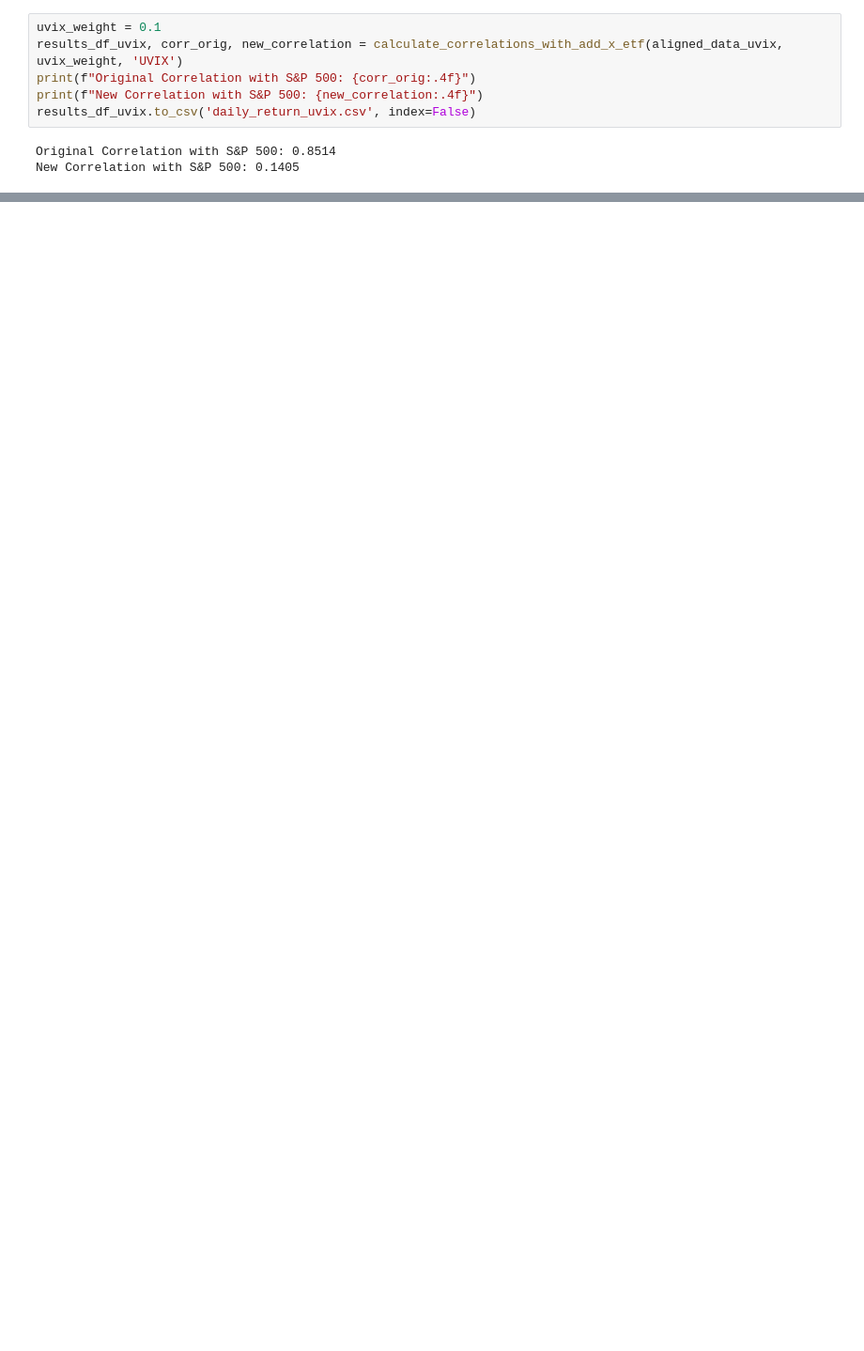
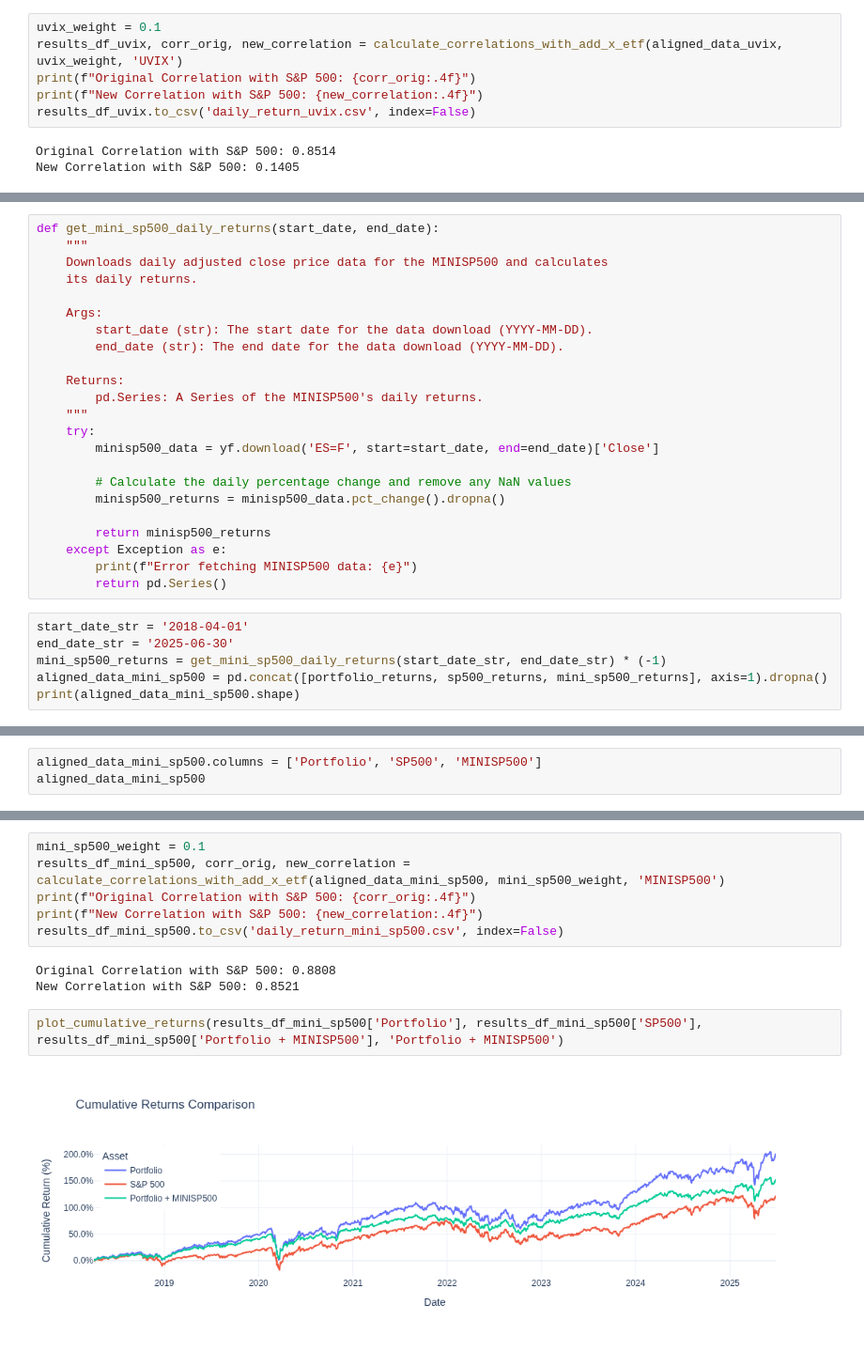
Before and after one commit to Tim-Chen-Xuetao/finance, a Jupyter notebook: notebook/tci_portfolio_analysis_2018_q1_2025_q2.ipynb, the cells around one changed output, grey strips where cells are left out. Shown at 94% size. Saved outputs shown, nothing was run; the diff lists cells and outputs as text; blank space fills up the shorter version.

Commit message:
added mini sp500

```diff
--- a/notebook/tci_portfolio_analysis_2018_q1_2025_q2.ipynb
+++ b/notebook/tci_portfolio_analysis_2018_q1_2025_q2.ipynb
@@ -907,0 +914,29 @@ plot_cumulative_returns(results_df_uvix['Portfolio'], results_df_uvix['SP500'],
+# %%
+def get_mini_sp500_daily_returns(start_date, end_date):
+    """
+    Downloads daily adjusted close price data for the MINISP500 and calculates
+    its daily returns.
+
+    Args:
+        start_date (str): The start date for the data download (YYYY-MM-DD).
+        end_date (str): The end date for the data download (YYYY-MM-DD).
+
+    Returns:
+        pd.Series: A Series of the MINISP500's daily returns.
+    """
+    try:
+        minisp500_data = yf.download('ES=F', start=start_date, end=end_date)['Close']
+
+        # Calculate the daily percentage change and remove any NaN values
+        minisp500_returns = minisp500_data.pct_change().dropna()
+
+        return minisp500_returns
+    except Exception as e:
+        print(f"Error fetching MINISP500 data: {e}")
+        return pd.Series()
+# %%
+start_date_str = '2018-04-01'
+end_date_str = '2025-06-30'
+mini_sp500_returns = get_mini_sp500_daily_returns(start_date_str, end_date_str) * (-1)
+aligned_data_mini_sp500 = pd.concat([portfolio_returns, sp500_returns, mini_sp500_returns], axis=1).dropna()
+print(aligned_data_mini_sp500.shape)
@@ -907,0 +948,3 @@ plot_cumulative_returns(results_df_uvix['Portfolio'], results_df_uvix['SP500'],
+# %%
+aligned_data_mini_sp500.columns = ['Portfolio', 'SP500', 'MINISP500']
+aligned_data_mini_sp500
@@ -907,0 +965,13 @@ plot_cumulative_returns(results_df_uvix['Portfolio'], results_df_uvix['SP500'],
+# %%
+mini_sp500_weight = 0.1
+results_df_mini_sp500, corr_orig, new_correlation = calculate_correlations_with_add_x_etf(aligned_data_mini_sp500, mini_sp500_weight, 'MINISP500')
+print(f"Original Correlation with S&P 500: {corr_orig:.4f}")
+print(f"New Correlation with S&P 500: {new_correlation:.4f}")
+results_df_mini_sp500.to_csv('daily_return_mini_sp500.csv', index=False)
+# %% [output]
+Original Correlation with S&P 500: 0.8808
+New Correlation with S&P 500: 0.8521
+# %%
+plot_cumulative_returns(results_df_mini_sp500['Portfolio'], results_df_mini_sp500['SP500'], results_df_mini_sp500['Portfolio + MINISP500'], 'Portfolio + MINISP500')
+# %% [output]
+[figure, added]
```
Also changed, not shown: parts of 17 cells of this notebook.
